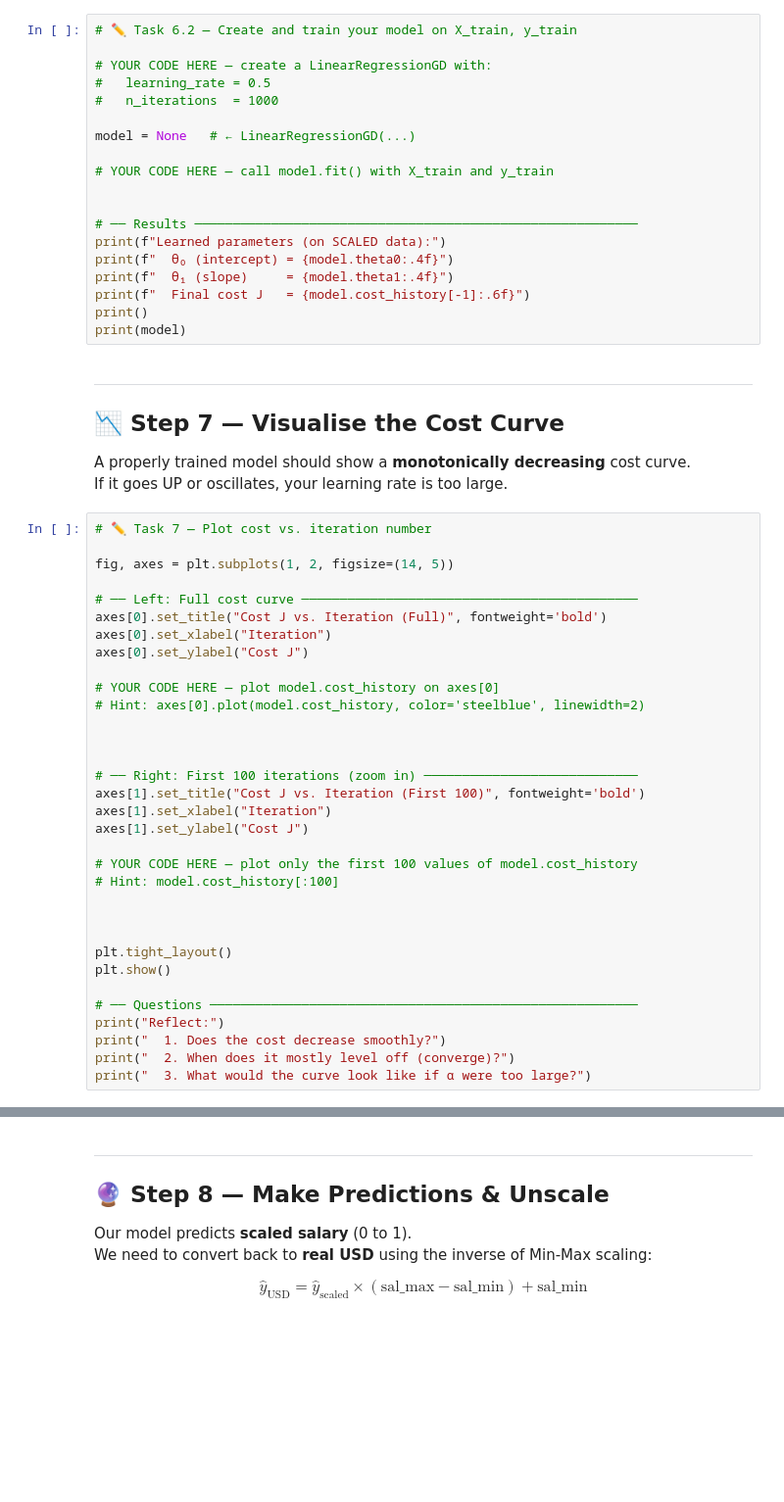
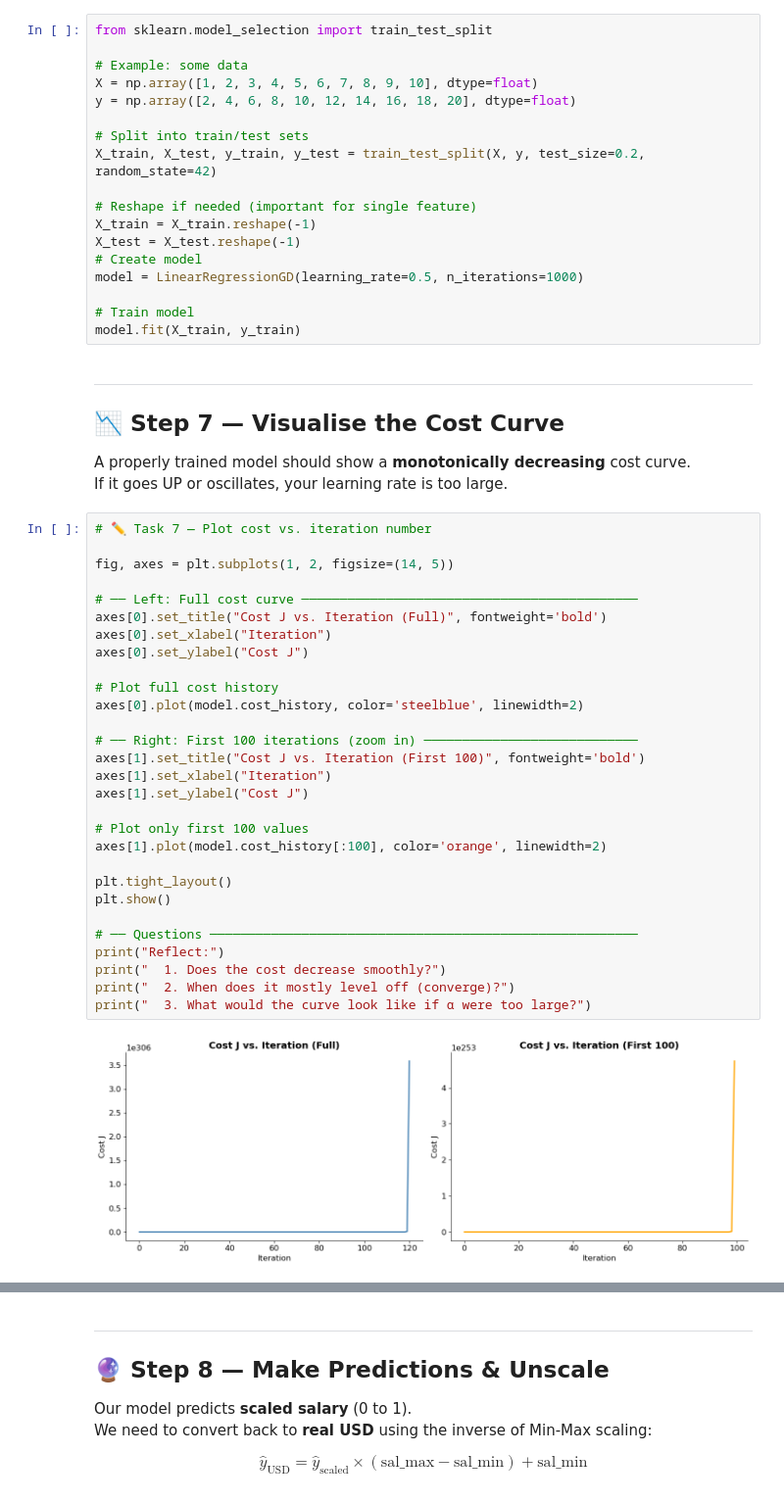
Before and after one commit to abdull947/AI_ML_Course, a Jupyter notebook: Netsol task/linear_regression_lab.ipynb, the cells around one changed output, grey strips where cells are left out. Shown at 98% size. Cells and saved outputs as stored; diff of their text form; blank space fills up the shorter version.

```diff
--- a/Netsol task/linear_regression_lab.ipynb
+++ b/Netsol task/linear_regression_lab.ipynb
@@ -552,24 +612,23 @@ print("✅ Sanity check passed! Your class is working correctly.")
 
 Now train on the actual salary data.
 # %%
-# ✏️ Task 6.2 — Create and train your model on X_train, y_train
+from sklearn.model_selection import train_test_split
 
-# YOUR CODE HERE — create a LinearRegressionGD with:
-#   learning_rate = 0.5
-#   n_iterations  = 1000
+# Example: some data
+X = np.array([1, 2, 3, 4, 5, 6, 7, 8, 9, 10], dtype=float)
+y = np.array([2, 4, 6, 8, 10, 12, 14, 16, 18, 20], dtype=float)
 
-model = None   # ← LinearRegressionGD(...)
+# Split into train/test sets
+X_train, X_test, y_train, y_test = train_test_split(X, y, test_size=0.2, random_state=42)
 
-# YOUR CODE HERE — call model.fit() with X_train and y_train
+# Reshape if needed (important for single feature)
+X_train = X_train.reshape(-1)
+X_test = X_test.reshape(-1)
+# Create model
+model = LinearRegressionGD(learning_rate=0.5, n_iterations=1000)
 
-
-# ── Results ──────────────────────────────────────────────────────────
-print(f"Learned parameters (on SCALED data):")
-print(f"  θ₀ (intercept) = {model.theta0:.4f}")
-print(f"  θ₁ (slope)     = {model.theta1:.4f}")
-print(f"  Final cost J   = {model.cost_history[-1]:.6f}")
-print()
-print(model)
+# Train model
+model.fit(X_train, y_train)
 # %% [markdown]
 ---
 ## 📉 Step 7 — Visualise the Cost Curve
@@ -579,33 +638,31 @@ If it goes UP or oscillates, your learning rate is too large.
 # %%
 # ✏️ Task 7 — Plot cost vs. iteration number
 
 fig, axes = plt.subplots(1, 2, figsize=(14, 5))
 
 # ── Left: Full cost curve ────────────────────────────────────────────
 axes[0].set_title("Cost J vs. Iteration (Full)", fontweight='bold')
 axes[0].set_xlabel("Iteration")
 axes[0].set_ylabel("Cost J")
 
-# YOUR CODE HERE — plot model.cost_history on axes[0]
-# Hint: axes[0].plot(model.cost_history, color='steelblue', linewidth=2)
-
-
+# Plot full cost history
+axes[0].plot(model.cost_history, color='steelblue', linewidth=2)
 
 # ── Right: First 100 iterations (zoom in) ────────────────────────────
 axes[1].set_title("Cost J vs. Iteration (First 100)", fontweight='bold')
 axes[1].set_xlabel("Iteration")
 axes[1].set_ylabel("Cost J")
 
-# YOUR CODE HERE — plot only the first 100 values of model.cost_history
-# Hint: model.cost_history[:100]
-
-
+# Plot only first 100 values
+axes[1].plot(model.cost_history[:100], color='orange', linewidth=2)
 
 plt.tight_layout()
 plt.show()
 
 # ── Questions ────────────────────────────────────────────────────────
 print("Reflect:")
 print("  1. Does the cost decrease smoothly?")
 print("  2. When does it mostly level off (converge)?")
 print("  3. What would the curve look like if α were too large?")
+# %% [output]
+[figure, added]
```
Also changed, not shown: parts of 9 cells of this notebook.
